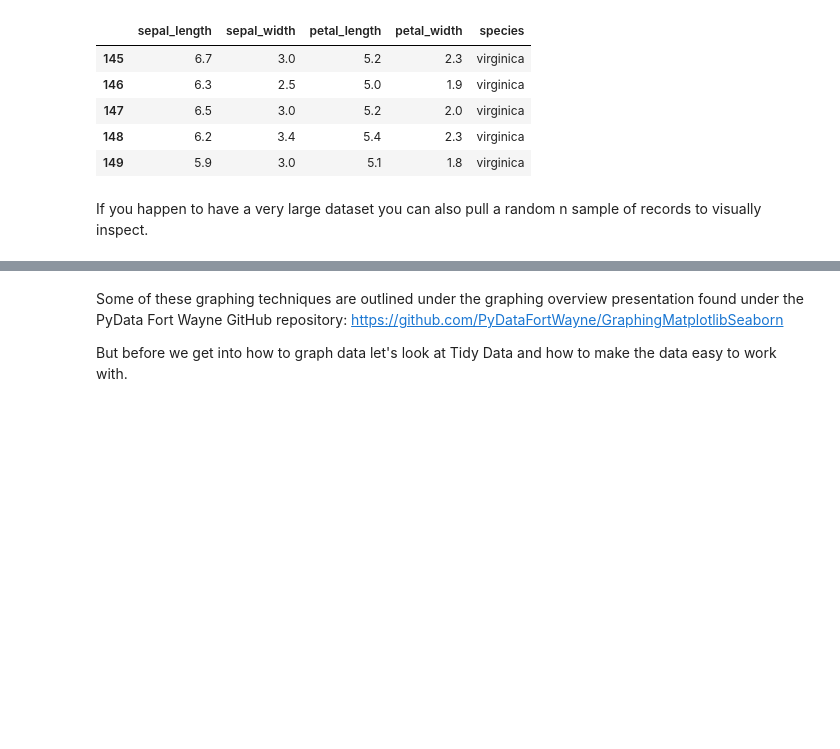
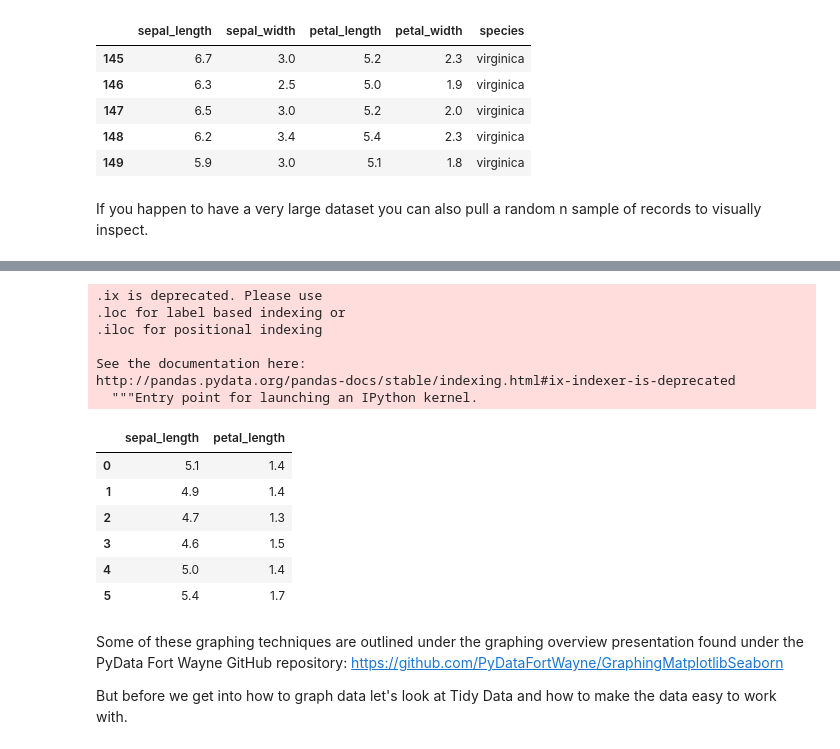
Before and after one commit to PyDataFortWayne/EdaDataCleaningPresentation, a Jupyter notebook: EDA and Cleaning Data.ipynb, the cells around one changed output, grey strips where cells are left out. Drawn from its saved outputs; the diff is of its cells as text; code cells hidden in the pictures; blank space fills up the shorter version.

```diff
--- a/EDA and Cleaning Data.ipynb
+++ b/EDA and Cleaning Data.ipynb
@@ -87,3 +193,20 @@ iris[iris['petal_length'] > iris['sepal_length']]
+# %%
+iris.ix[0:5,['sepal_length','petal_length']]
+# %% [output]
+.ix is deprecated. Please use
+.loc for label based indexing or
+.iloc for positional indexing
+
+See the documentation here:
+http://pandas.pydata.org/pandas-docs/stable/indexing.html#ix-indexer-is-deprecated
+  """Entry point for launching an IPython kernel.
+|  | sepal_length | petal_length |
+| 0 | 5.1 | 1.4 |
+| 1 | 4.9 | 1.4 |
+| 2 | 4.7 | 1.3 |
+| 3 | 4.6 | 1.5 |
+| 4 | 5.0 | 1.4 |
+| 5 | 5.4 | 1.7 |
 # %% [markdown]
 Some of these graphing techniques are outlined under the graphing overview presentation found under the PyData Fort Wayne GitHub repository: https://github.com/PyDataFortWayne/GraphingMatplotlibSeaborn
 
```
Also changed, not shown: parts of 15 cells of this notebook.
